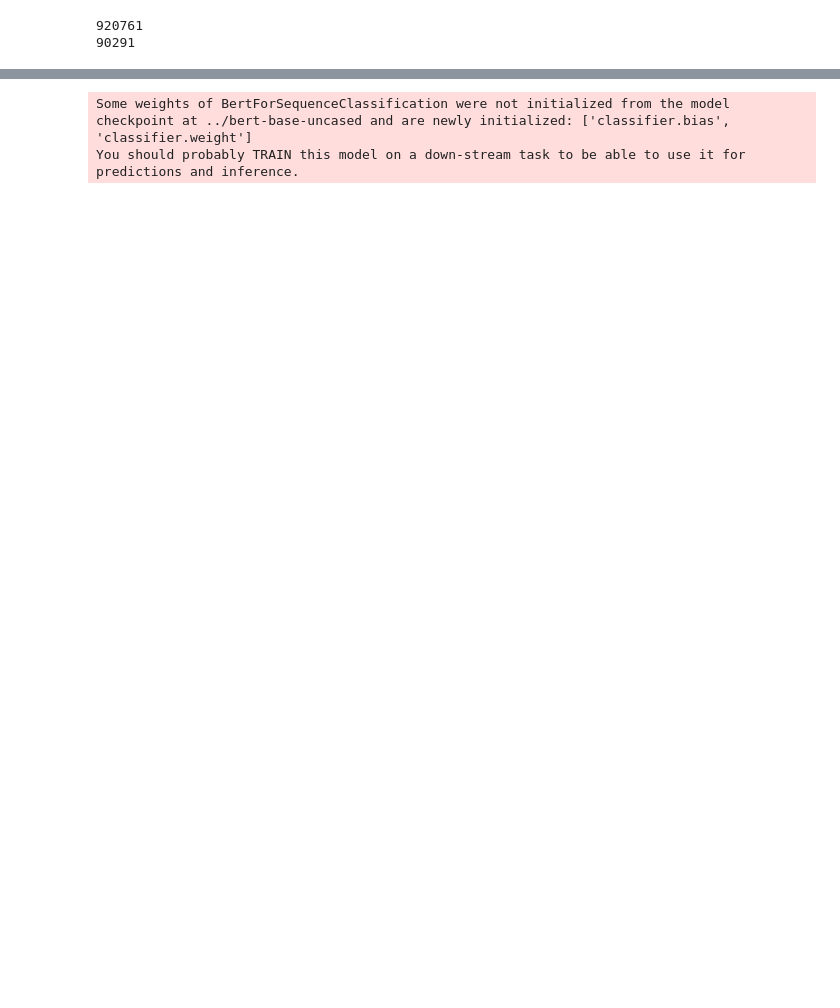
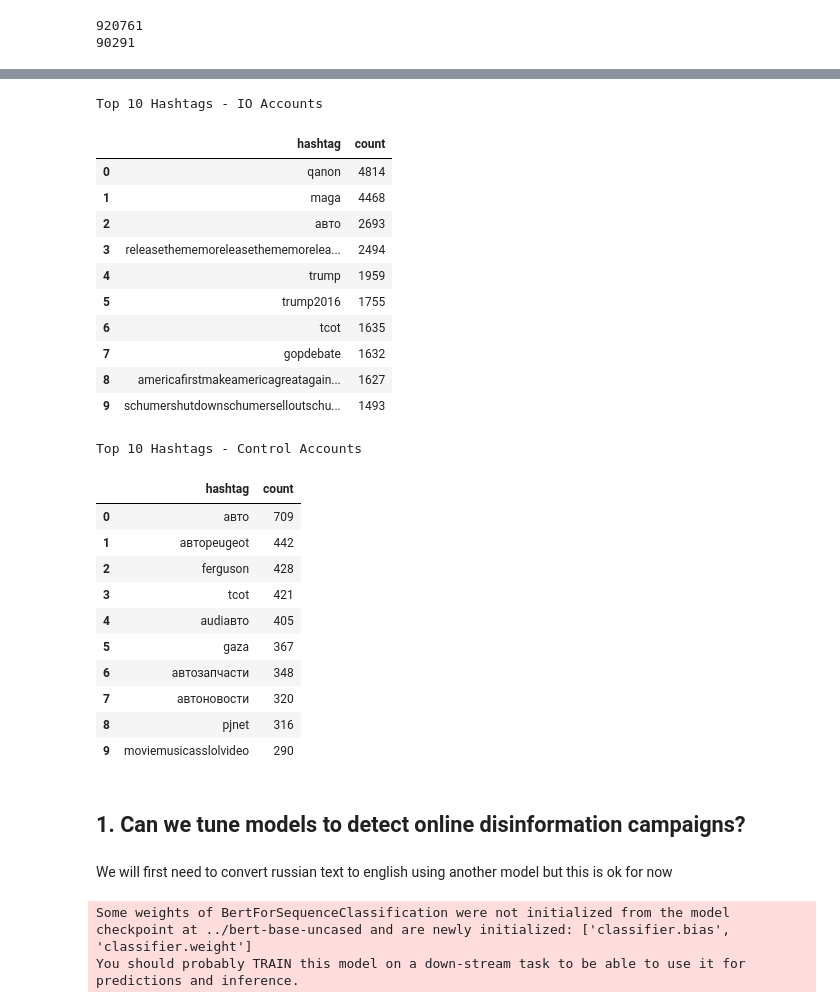
Before and after one commit to ubcecon/praxis-ubc, a Jupyter notebook: soci_270/soci_270_bert.ipynb, the cells around one changed output, grey strips where cells are left out. Drawn from its saved outputs; the diff is of its cells as text; code cells hidden in the pictures; blank space fills up the shorter version.

```diff
--- a/soci_270/soci_270_bert.ipynb
+++ b/soci_270/soci_270_bert.ipynb
@@ -39,0 +149,53 @@ tweets = tweets.rename(columns={"post_text": "text", "is_control": "label"})
+# %%
+
+tweets_hs = tweets.explode('hashtags').rename(columns={'hashtags': 'hashtag'})
+
+tweets_hs = tweets_hs[tweets_hs['hashtag'].notna() & (tweets_hs['hashtag'] != '')]
+tweets_hs['hashtag'] = tweets_hs['hashtag'].str.lower()
+
+top_io = (
+    tweets_hs[tweets_hs['account_type'] == 'IO']
+    .groupby('hashtag').size()
+    .nlargest(10)
+    .reset_index(name='count')
+)
+
+top_control = (
+    tweets_hs[tweets_hs['account_type'] == 'Control']
+    .groupby('hashtag').size()
+    .nlargest(10)
+    .reset_index(name='count')
+)
+
+print("Top 10 Hashtags - IO Accounts")
+display(top_io)
+
+print("\nTop 10 Hashtags - Control Accounts")
+display(top_control)
+# %% [output]
+Top 10 Hashtags - IO Accounts
+|  | hashtag | count |
+| 0 | qanon | 4814 |
+| 1 | maga | 4468 |
+| 2 | авто | 2693 |
+| 3 | releasethememoreleasethememorelea... | 2494 |
+| 4 | trump | 1959 |
+| 5 | trump2016 | 1755 |
+| 6 | tcot | 1635 |
+| 7 | gopdebate | 1632 |
+| 8 | americafirstmakeamericagreatagain... | 1627 |
+| 9 | schumershutdownschumerselloutschu... | 1493 |
+Top 10 Hashtags - Control Accounts
+|  | hashtag | count |
+| 0 | авто | 709 |
+| 1 | автоpeugeot | 442 |
+| 2 | ferguson | 428 |
+| 3 | tcot | 421 |
+| 4 | audiавто | 405 |
+| 5 | gaza | 367 |
+| 6 | автозапчасти | 348 |
+| 7 | автоновости | 320 |
+| 8 | pjnet | 316 |
+| 9 | moviemusicasslolvideo | 290 |
+# %% [markdown]
+## 1. Can we tune models to detect online disinformation campaigns?
@@ -42,3 +206,5 @@ train_tweets , eval_tweets  = train_test_split(tweets , test_size=0.1, stratify=
+# %% [markdown]
+We will first need to convert russian text to english using another model but this is ok for now
 # %%
 from transformers import AutoTokenizer, AutoModelForSequenceClassification
 local_path = "../bert-base-uncased"
```
Also changed, not shown: parts of 29 cells of this notebook.
